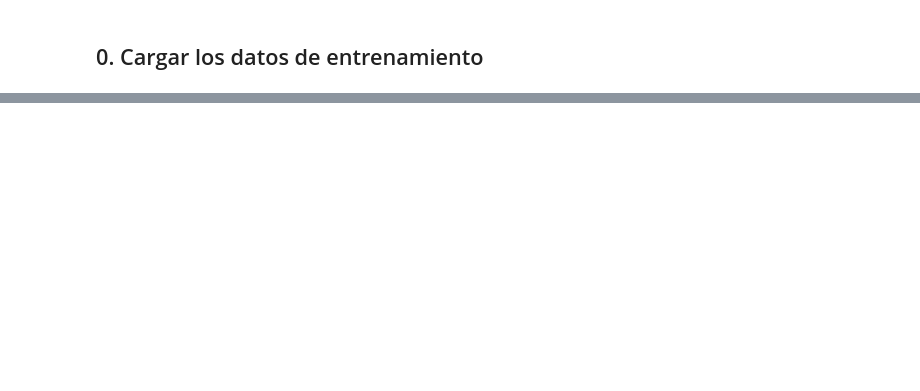
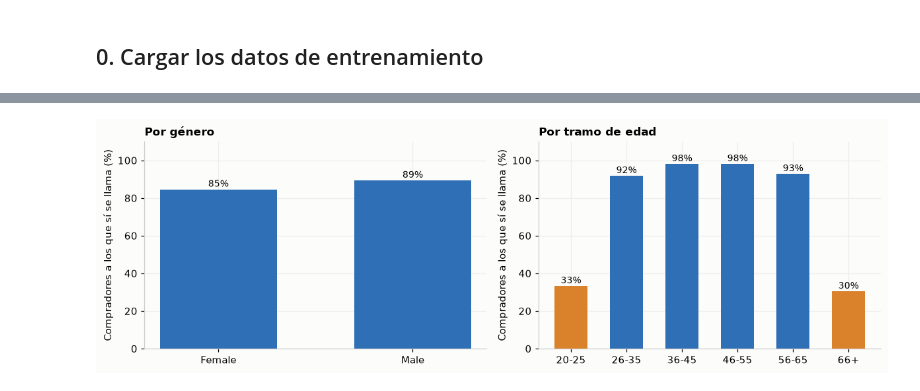
Before and after one commit to andiryospina/proyecto_venta_cruzada_seguro, a Jupyter notebook: notebooks/07_validacion_interpretacion.ipynb, the cells around one changed output, grey strips where cells are left out. Cells and saved outputs as stored; diff of their text form; code cells hidden in the pictures; blank space fills up the shorter version.

```diff
--- a/notebooks/07_validacion_interpretacion.ipynb
+++ b/notebooks/07_validacion_interpretacion.ipynb
@@ -191,0 +163,11 @@ else:
+# %%
+proba_final = modelo_final.predict_proba(X_test)[:, 1]
+proba_base = baseline.predict_proba(X_test)[:, 1]
+proba_alt = alternativa.predict_proba(X_test)[:, 1]
+
+metricas_prueba = {}
+for name, p in {"modelo final (LightGBM)": proba_final, "baseline: llamar si hubo daño": proba_base, "alternativa: regresión logística": proba_alt}.items():
+    metricas_prueba[name] = technical_metrics(y_test, p)
+resumen = pd.DataFrame(metricas_prueba).T
+cols = ["cost", "cost_top", "pr_auc", "roc_auc", "recall_top", "precision_1", "recall_1", "contact_rate", "log_loss", "brier"]
+display(resumen[cols].style.format("{:.4f}"))
@@ -191,0 +219,20 @@ else:
+# %%
+audit = test[["Gender", "Age"]].copy()
+audit["tramo de edad"] = pd.cut(audit["Age"], [19, 25, 35, 45, 55, 65, 90], labels=["20-25", "26-35", "36-45", "46-55", "56-65", "66+"])
+LABELS = {"clients": "clientes", "real_rate": "tasa real", "called_rate": "% llamados", "recall": "recall (compradores llamados)",
+          "precision": "precisión (llamados que compran)", "buyers_missed": "compradores no llamados"}
+fmt = {"clientes": "{:,.0f}", "tasa real": "{:.1%}", "% llamados": "{:.1%}", "recall (compradores llamados)": "{:.1%}",
+       "precisión (llamados que compran)": "{:.1%}", "compradores no llamados": "{:,.0f}"}
+
+def audit_by(column):
+    return audit_by_group(y_test, proba_final, audit[column]).rename(columns=LABELS)
+
+por_genero, por_edad = audit_by("Gender"), audit_by("tramo de edad")
+print("Por género (el modelo SÍ usa el género):")
+display(por_genero.style.format(fmt))
+print("Por tramo de edad:")
+display(por_edad.style.format(fmt))
+
+llamados = float((proba_final >= decision_threshold()).mean())
+print(f"Carga de trabajo: el modelo marca al {llamados:.1%} de los clientes; en realidad compra el {y_test.mean():.1%} "
+      f"(≈ {llamados / y_test.mean():.1f} llamadas por cada comprador real).")
@@ -191,0 +255,14 @@ else:
+# %%
+fig, axes = plt.subplots(1, 2, figsize=(11, 3.6))
+for ax, (tabla, titulo) in zip(axes, [(por_genero, "Por género"), (por_edad, "Por tramo de edad")]):
+    r = tabla["recall (compradores llamados)"] * 100
+    ax.bar([str(i) for i in r.index], r.to_numpy(), color=[ORANGE if v < 60 else BLUE for v in r], width=0.6)
+    for i, v in enumerate(r):
+        ax.text(i, v + 1.5, f"{v:.0f}%", ha="center", fontsize=9)
+    ax.set_ylim(0, 110)
+    ax.set_ylabel("Compradores a los que sí se llama (%)")
+    ax.set_title(titulo)
+plt.tight_layout()
+plt.show()
+# %% [output]
+[figure, added]
```
Also changed, not shown: parts of 40 cells of this notebook, 14 other files.
